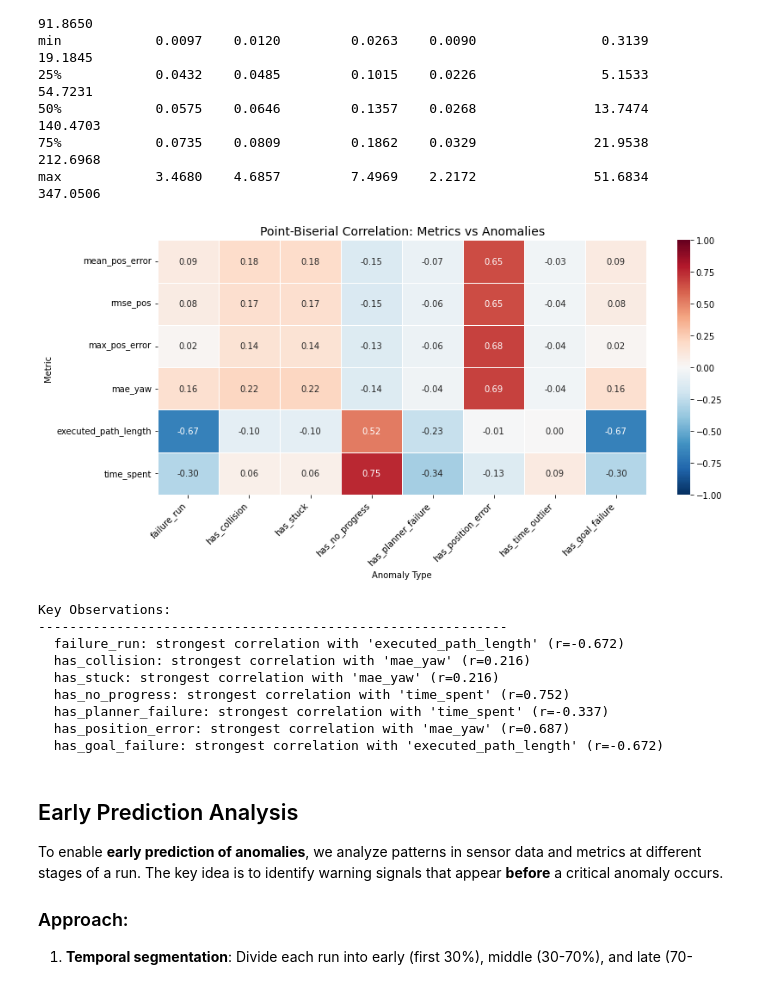
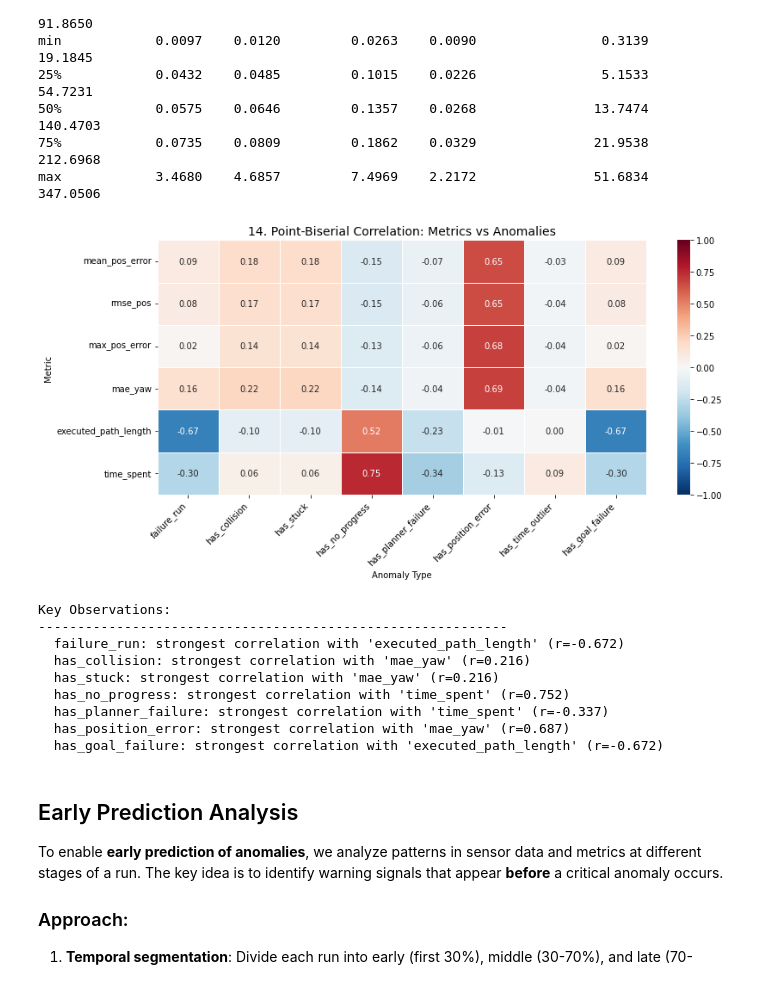
Before and after one commit to nasimpc/Robot-Navigation-Anomaly-Detection-and-Causal-Analysis, a Jupyter notebook: assignment2/team_2_assignment02.ipynb, the cells around one changed output. Cells and saved outputs as stored; diff of their text form; code cells hidden in the pictures.

```diff
--- a/assignment2/team_2_assignment02.ipynb
+++ b/assignment2/team_2_assignment02.ipynb
@@ -833,36 +833,36 @@ corr_matrix = np.zeros((len(metric_cols), len(anomaly_cols)))
 
 for i, metric in enumerate(metric_cols):
     for j, anomaly in enumerate(anomaly_cols):
         valid_mask = ~np.isnan(analysis_df[metric])
         if valid_mask.sum() > 2:
             corr, _ = pointbiserialr(analysis_df.loc[valid_mask, anomaly],
                                       analysis_df.loc[valid_mask, metric])
             corr_matrix[i, j] = corr if not np.isnan(corr) else 0
 
 corr_df = pd.DataFrame(corr_matrix, index=metric_cols, columns=anomaly_cols)
 
 # Plot heatmap
 plt.figure(figsize=(12, 6))
 sns.heatmap(corr_df, annot=True, fmt='.2f', cmap='RdBu_r', center=0,
             vmin=-1, vmax=1, linewidths=0.5)
-plt.title('Point-Biserial Correlation: Metrics vs Anomalies', fontsize=14)
+plt.title('14. Point-Biserial Correlation: Metrics vs Anomalies', fontsize=14)
 plt.xlabel('Anomaly Type')
 plt.ylabel('Metric')
 plt.xticks(rotation=45, ha='right')
 plt.tight_layout()
-plt.savefig('images/correlation_metrics_anomalies.png', dpi=150, bbox_inches='tight', facecolor='white')
+plt.savefig('images/14. correlation_metrics_anomalies.png', dpi=150, bbox_inches='tight', facecolor='white')
 plt.show()
 
 print("\nKey Observations:")
 print("-" * 60)
 # Find strongest correlations
 for anomaly in anomaly_cols:
     max_corr_idx = np.abs(corr_df[anomaly]).idxmax()
     max_corr_val = corr_df.loc[max_corr_idx, anomaly]
     if abs(max_corr_val) > 0.2:
         print(f"  {anomaly}: strongest correlation with '{max_corr_idx}' (r={max_corr_val:.3f})")
 # %% [output]
-[figure, old version]
+[figure, new version]
 Key Observations:
 ------------------------------------------------------------
   failure_run: strongest correlation with 'executed_path_length' (r=-0.672)
```
Also changed, not shown: parts of 7 cells of this notebook, 36 other files.
